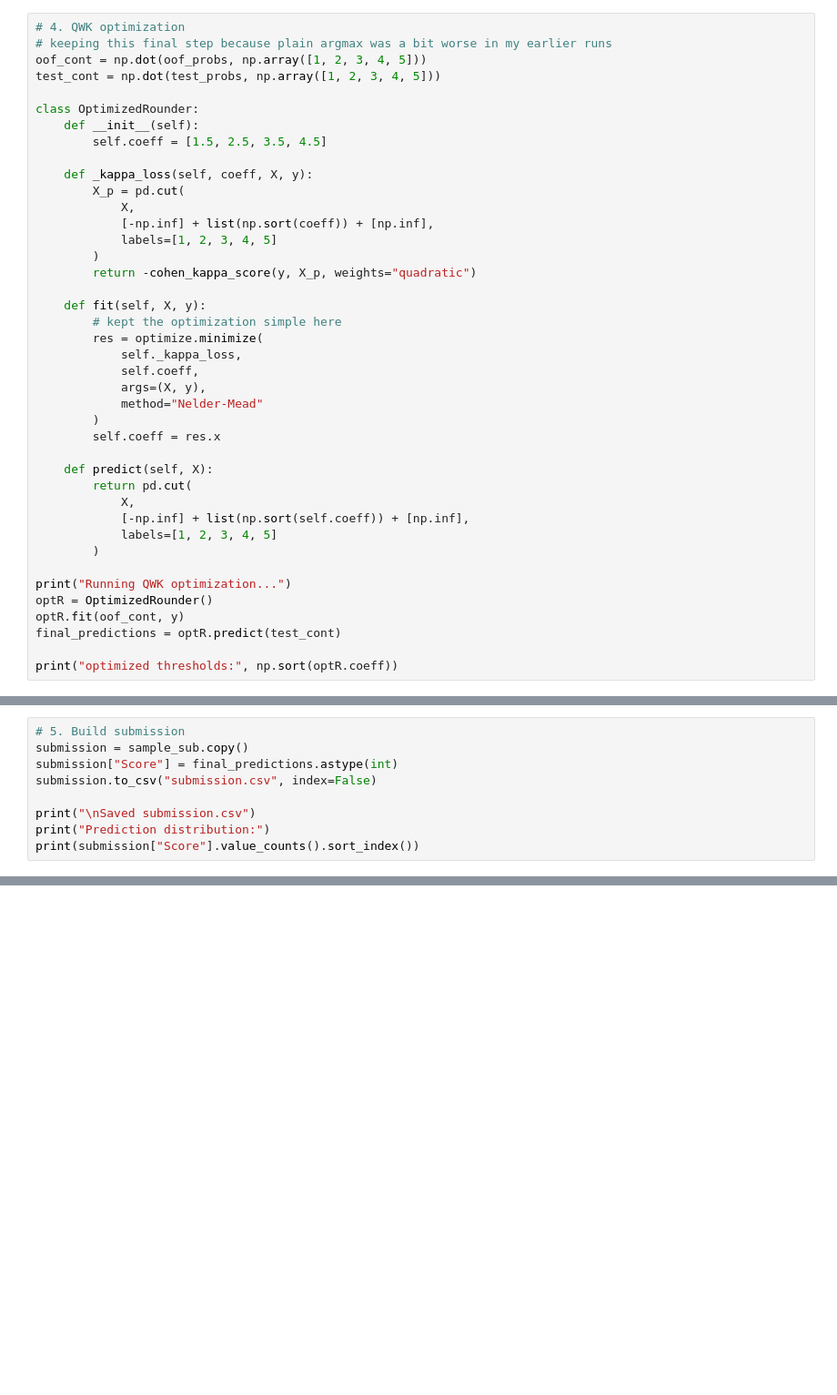
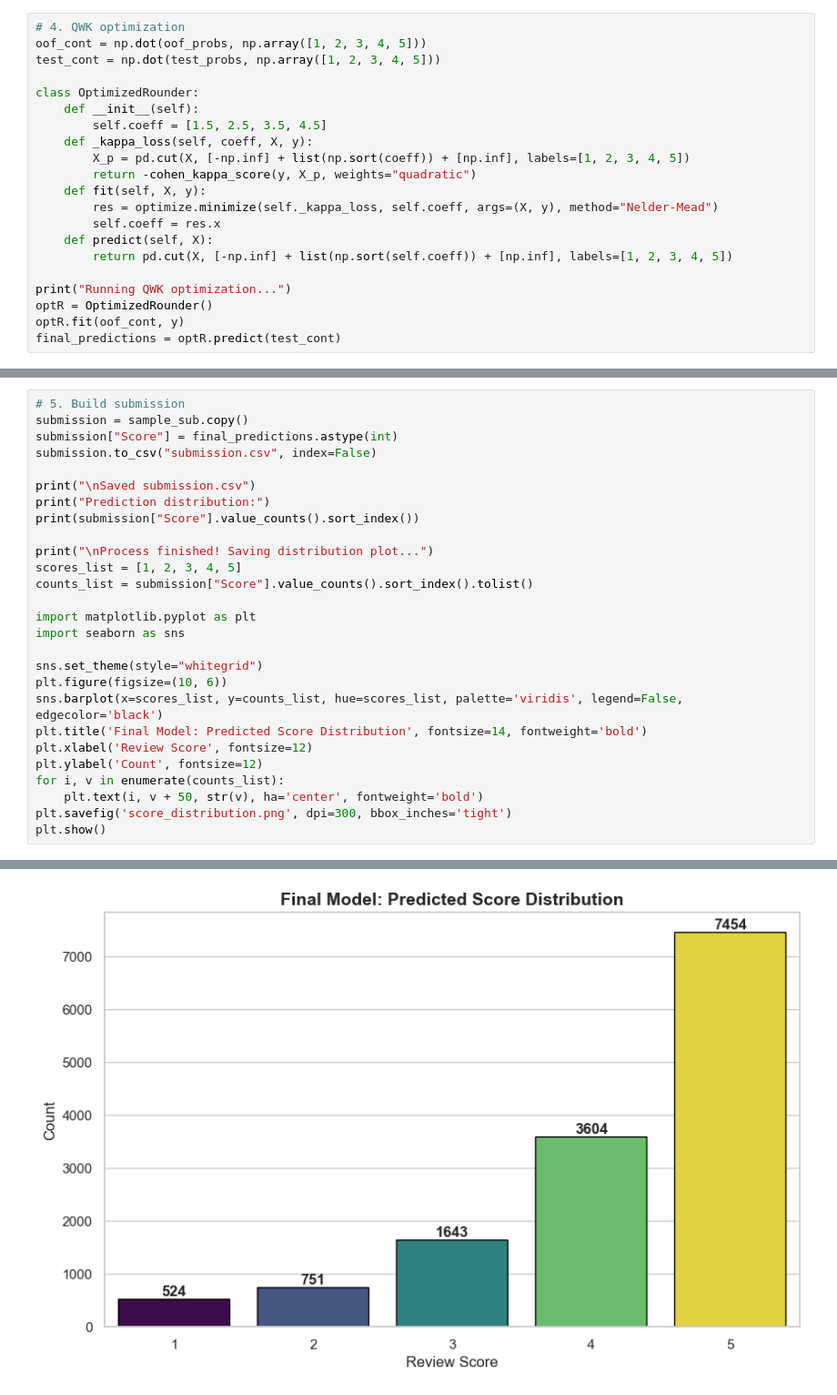
Before and after one commit to chengda-lin/Kaggle-Midterm, a Jupyter notebook: kaggle.ipynb, the cells around one changed output, grey strips where cells are left out. Shown at 91% size. Drawn from its saved outputs; the diff is of its cells as text; blank space fills up the shorter version.

```diff
--- a/kaggle.ipynb
+++ b/kaggle.ipynb
@@ -153,44 +133,24 @@ fold 4 complete
 fold 5 complete
 # %%
 # 4. QWK optimization
-# keeping this final step because plain argmax was a bit worse in my earlier runs
 oof_cont = np.dot(oof_probs, np.array([1, 2, 3, 4, 5]))
 test_cont = np.dot(test_probs, np.array([1, 2, 3, 4, 5]))
 
 class OptimizedRounder:
     def __init__(self):
         self.coeff = [1.5, 2.5, 3.5, 4.5]
-
     def _kappa_loss(self, coeff, X, y):
-        X_p = pd.cut(
-            X,
-            [-np.inf] + list(np.sort(coeff)) + [np.inf],
-            labels=[1, 2, 3, 4, 5]
-        )
+        X_p = pd.cut(X, [-np.inf] + list(np.sort(coeff)) + [np.inf], labels=[1, 2, 3, 4, 5])
         return -cohen_kappa_score(y, X_p, weights="quadratic")
-
     def fit(self, X, y):
-        # kept the optimization simple here
-        res = optimize.minimize(
-            self._kappa_loss,
-            self.coeff,
-            args=(X, y),
-            method="Nelder-Mead"
-        )
+        res = optimize.minimize(self._kappa_loss, self.coeff, args=(X, y), method="Nelder-Mead")
         self.coeff = res.x
-
     def predict(self, X):
-        return pd.cut(
-            X,
-            [-np.inf] + list(np.sort(self.coeff)) + [np.inf],
-            labels=[1, 2, 3, 4, 5]
-        )
+        return pd.cut(X, [-np.inf] + list(np.sort(self.coeff)) + [np.inf], labels=[1, 2, 3, 4, 5])
 
 print("Running QWK optimization...")
 optR = OptimizedRounder()
 optR.fit(oof_cont, y)
 final_predictions = optR.predict(test_cont)
-
-print("optimized thresholds:", np.sort(optR.coeff))
 # %% [output]
 Running QWK optimization...
@@ -204,6 +163,24 @@ submission.to_csv("submission.csv", index=False)
 print("\nSaved submission.csv")
 print("Prediction distribution:")
 print(submission["Score"].value_counts().sort_index())
+
+print("\nProcess finished! Saving distribution plot...")
+scores_list = [1, 2, 3, 4, 5]
+counts_list = submission["Score"].value_counts().sort_index().tolist()
+
+import matplotlib.pyplot as plt
+import seaborn as sns
+
+sns.set_theme(style="whitegrid")
+plt.figure(figsize=(10, 6))
+sns.barplot(x=scores_list, y=counts_list, hue=scores_list, palette='viridis', legend=False, edgecolor='black')
+plt.title('Final Model: Predicted Score Distribution', fontsize=14, fontweight='bold')
+plt.xlabel('Review Score', fontsize=12)
+plt.ylabel('Count', fontsize=12)
+for i, v in enumerate(counts_list):
+    plt.text(i, v + 50, str(v), ha='center', fontweight='bold')
+plt.savefig('score_distribution.png', dpi=300, bbox_inches='tight')
+plt.show()
 # %% [output]
 Saved submission.csv
 Prediction distribution:
@@ -216,0 +197 @@ Name: count, dtype: int64
+[figure, added]
```
Also changed, not shown: parts of 6 cells of this notebook, 3 other files.
